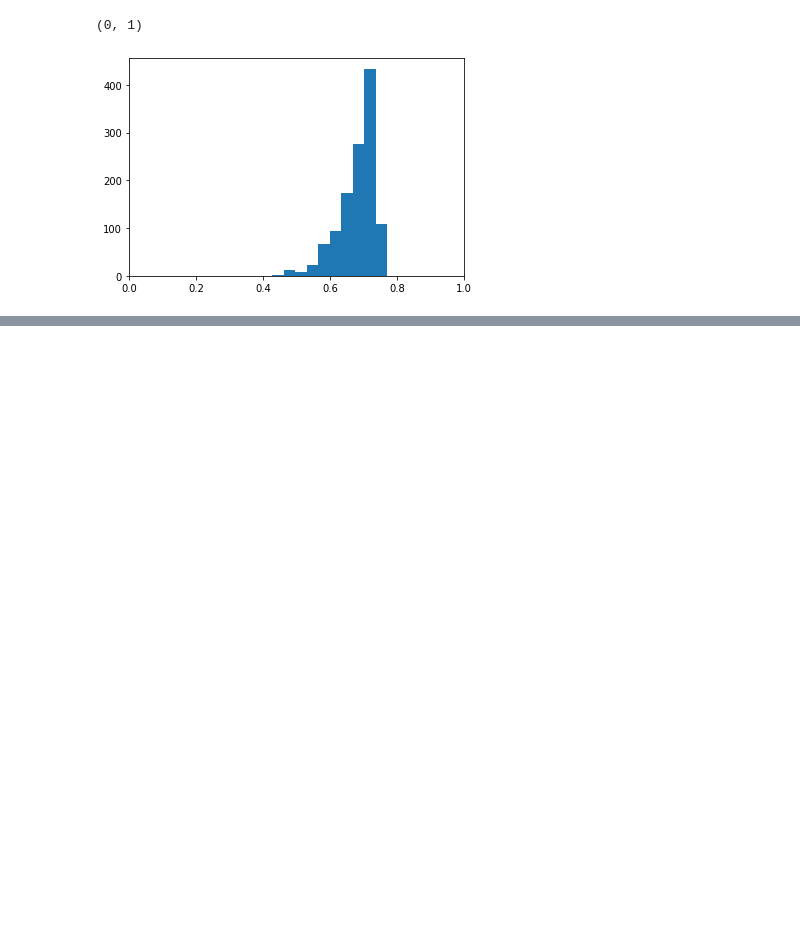
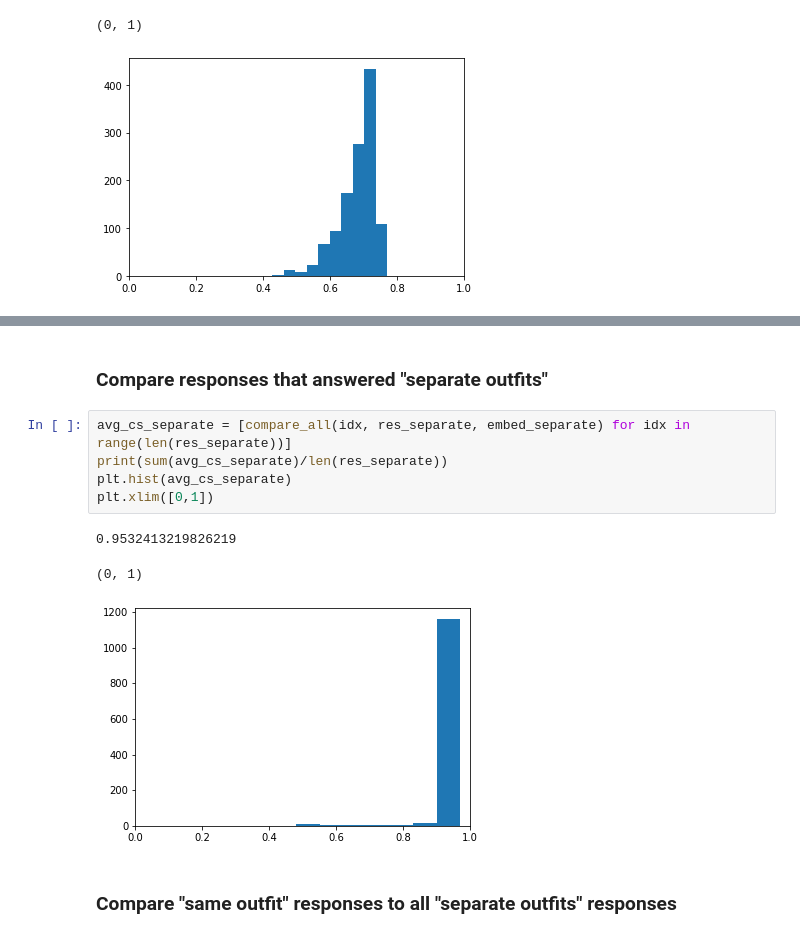
Before and after one commit to amos3vt/ASWW2, a Jupyter notebook: scripts/ParagraphEmbedding.ipynb, the cells around one changed output, grey strips where cells are left out. Saved outputs shown, nothing was run; the diff lists cells and outputs as text; blank space fills up the shorter version.

```diff
--- a/scripts/ParagraphEmbedding.ipynb
+++ b/scripts/ParagraphEmbedding.ipynb
@@ -167,0 +203,13 @@ plt.xlim([0,1])
+# %% [markdown]
+### Compare responses that answered "separate outfits"
+# %%
+avg_cs_separate = [compare_all(idx, res_separate, embed_separate) for idx in range(len(res_separate))]
+print(sum(avg_cs_separate)/len(res_separate))
+plt.hist(avg_cs_separate)
+plt.xlim([0,1])
+# %% [output]
+0.9532413219826219
+(0, 1)
+[figure, added]
+# %% [markdown]
+### Compare "same outfit" responses to all "separate outfits" responses
```
Also changed, not shown: parts of 16 cells of this notebook.
